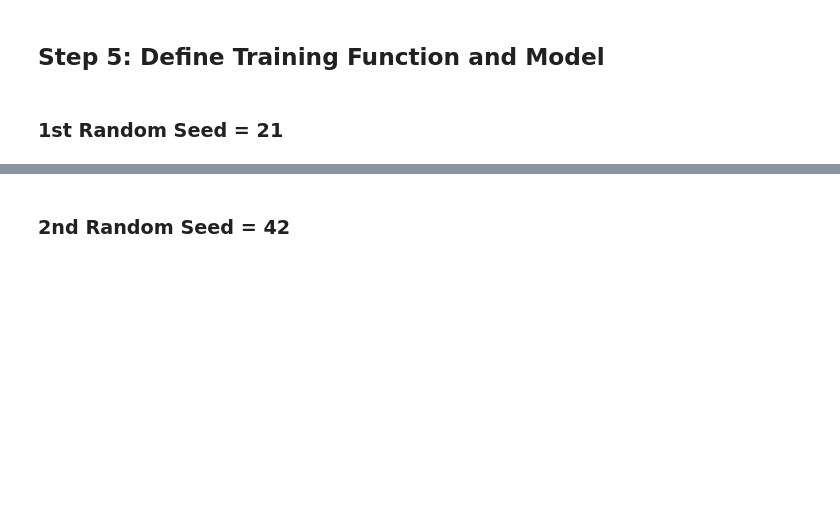
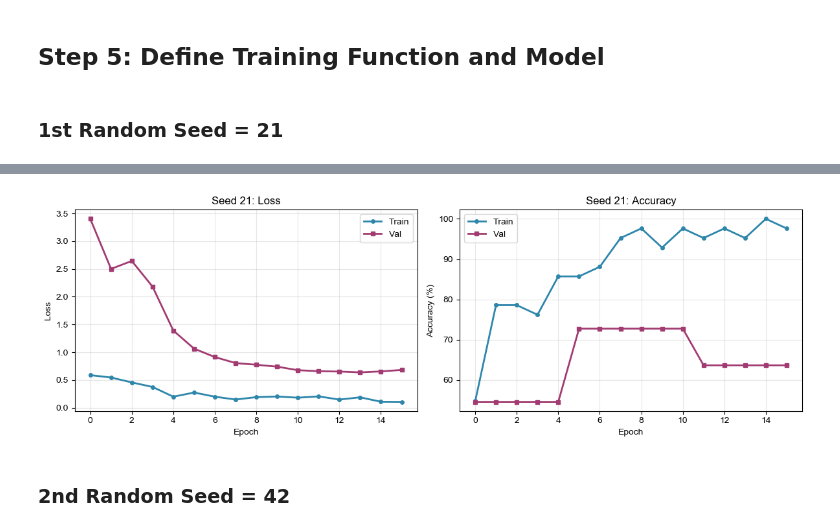
Before and after one commit to Sleepwalker554/Adaptation_is_all_you_need, a Jupyter notebook: ad_detection/train/train_notebook/XLSR/XLSR-train_on_Lu.ipynb, the cells around one changed output, grey strips where cells are left out. Drawn from its saved outputs; the diff is of its cells as text; code cells hidden in the pictures; blank space fills up the shorter version.

Commit message:
Optimize Code, add train.py

```diff
--- a/ad_detection/train/train_notebook/XLSR/XLSR-train_on_Lu.ipynb
+++ b/ad_detection/train/train_notebook/XLSR/XLSR-train_on_Lu.ipynb
@@ -204,10 +107,11 @@ def train_and_plot(seed, output_dir):
 # %%
-all_results = {'seeds': [], 'val_accs': [], 'val_losses': []}
+all_results = {
+    'seeds': [],
+    'val_accs': [],
+    'val_losses': [],
+    'control_accs': [],
+    'dementia_accs': [],
+    'f1_scores': []
+}
 # %% [markdown]
 ### 1st Random Seed = 21
-# %%
-# Train Seed 21
-seed, val_acc, val_loss = train_and_plot(21, MODEL_OUTPUT_DIR)
-all_results['seeds'].append(seed)
-all_results['val_accs'].append(val_acc)
-all_results['val_losses'].append(val_loss)
@@ -222,0 +118,25 @@ TPU available: False, using: 0 TPU cores
+# %%
+seed, metrics, history = train(seed=21,
+                               train_loader=train_loader,
+                               val_loader=val_loader,
+                               output_dir=MODEL_OUTPUT_DIR,
+                               device=device,
+                               xlsr=True)
+
+all_results['seeds'].append(seed)
+all_results['val_accs'].append(metrics['val_acc'])
+all_results['val_losses'].append(metrics['val_loss'])
+all_results['control_accs'].append(metrics['control_acc'])
+all_results['dementia_accs'].append(metrics['dementia_acc'])
+all_results['f1_scores'].append(metrics['f1_score'])
+
+# Plot training curves
+plot_training_curves(
+    epochs=history['epochs'],
+    train_loss=history['train_losses'],
+    val_loss=history['val_losses'],
+    train_acc=history['train_accs'],
+    val_acc=history['val_accs'],
+    title_prefix=f'Seed {seed}'
+)
+# %% [output]
@@ -223,2 +144,3 @@ TPU available: False, using: 0 TPU cores
+[figure, added]
 # %% [markdown]
 ### 2nd Random Seed = 42
```
Also changed, not shown: parts of 17 cells of this notebook, 9 other files.
